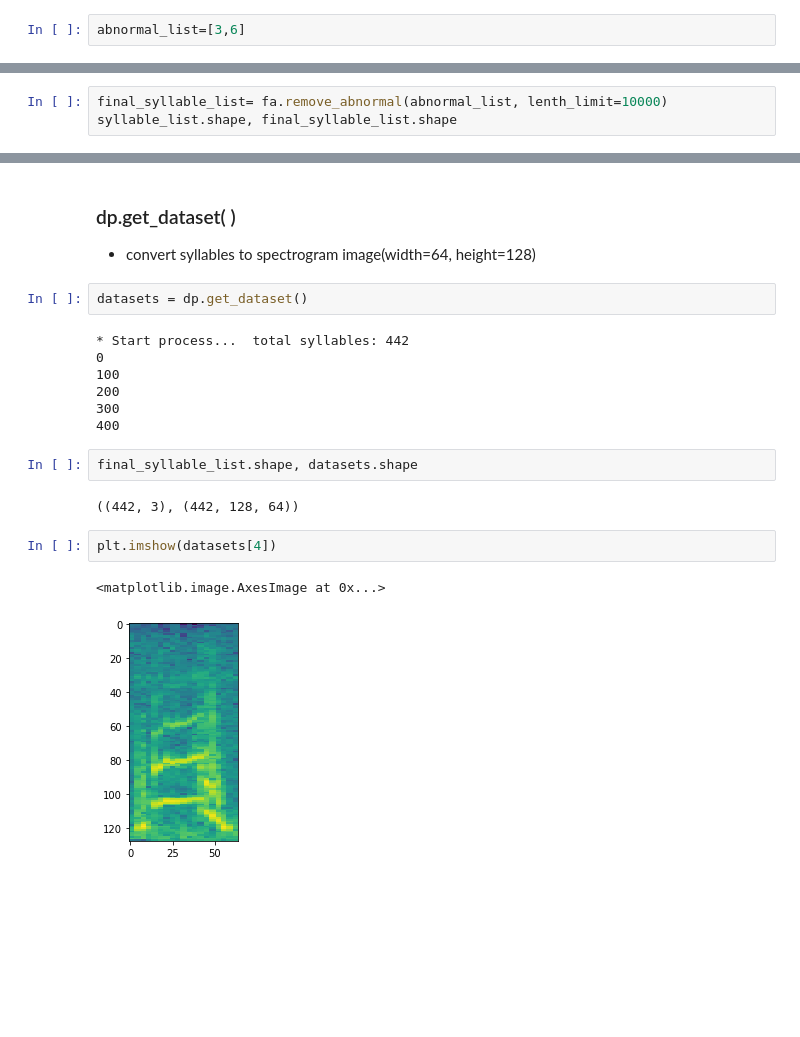
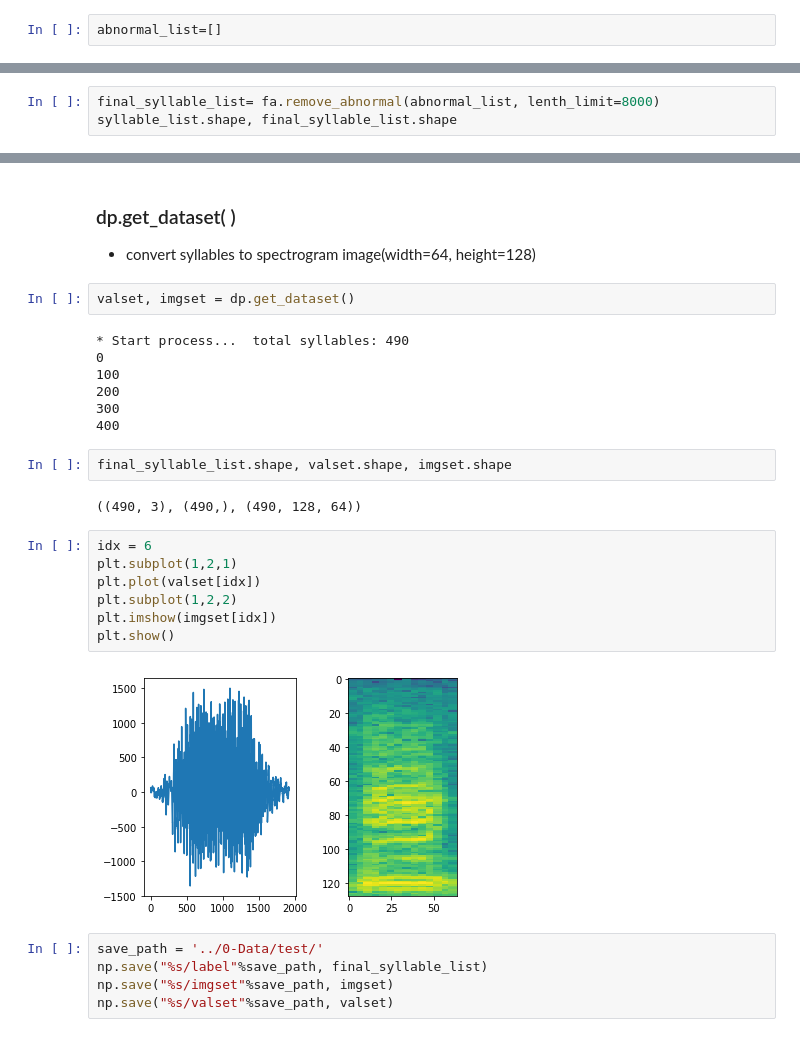
Before and after one commit to yebiny/Songbird-clusturing, a Jupyter notebook: 1-DataPreprocess/syllable_process_tutorial.ipynb, the cells around one changed output, grey strips where cells are left out. Saved outputs shown, nothing was run; the diff lists cells and outputs as text; blank space fills up the shorter version.

```diff
--- a/1-DataPreprocess/syllable_process_tutorial.ipynb
+++ b/1-DataPreprocess/syllable_process_tutorial.ipynb
@@ -99,7 +99,7 @@ fa.save_abnormal_img(overlen_list, save_path)
 # %% [markdown]
 * wav files that have over lenth images were saved at save path. You have to check images, and make list of real abnormal file
 # %%
-abnormal_list=[3,6]
+abnormal_list=[]
 # %% [markdown]
 ### fa.remove_abnormal_img(input1, input2)
 * **input1**: abnormal_list
@@ -107,6 +107,6 @@ abnormal_list=[3,6]
 * Now we remove abnormal wav list at our syllable_list
 * We can also remove lenth limit. if you don't want lenth limit, set large number. (**hist_syllable_lenth** will help to set lenth limit)
 # %%
-final_syllable_list= fa.remove_abnormal(abnormal_list, lenth_limit=10000)
+final_syllable_list= fa.remove_abnormal(abnormal_list, lenth_limit=8000)
 syllable_list.shape, final_syllable_list.shape
 # %% [output]
@@ -122,20 +122,29 @@ dp = DataProcess(wav_list, final_syllable_list, width=64, height=128)
 ### dp.get_dataset( )
 * convert syllables to spectrogram image(width=64, height=128)
 # %%
-datasets = dp.get_dataset()
+valset, imgset = dp.get_dataset()
 # %% [output]
-* Start process...  total syllables: 442
+* Start process...  total syllables: 490
 0
 100
 200
 300
 400
 # %%
-final_syllable_list.shape, datasets.shape
+final_syllable_list.shape, valset.shape, imgset.shape
 # %% [output]
-((442, 3), (442, 128, 64))
+((490, 3), (490,), (490, 128, 64))
-# %%
-plt.imshow(datasets[4])
-# %% [output]
-<matplotlib.image.AxesImage at 0x...>
-[figure, removed]
+# %%
+idx = 6
+plt.subplot(1,2,1)
+plt.plot(valset[idx])
+plt.subplot(1,2,2)
+plt.imshow(imgset[idx])
+plt.show()
+# %% [output]
+[figure, added]
+# %%
+save_path = '../0-Data/test/'
+np.save("%s/label"%save_path, final_syllable_list)
+np.save("%s/imgset"%save_path, imgset)
+np.save("%s/valset"%save_path, valset)
```
Also changed, not shown: parts of 5 cells of this notebook, 1 other file.
